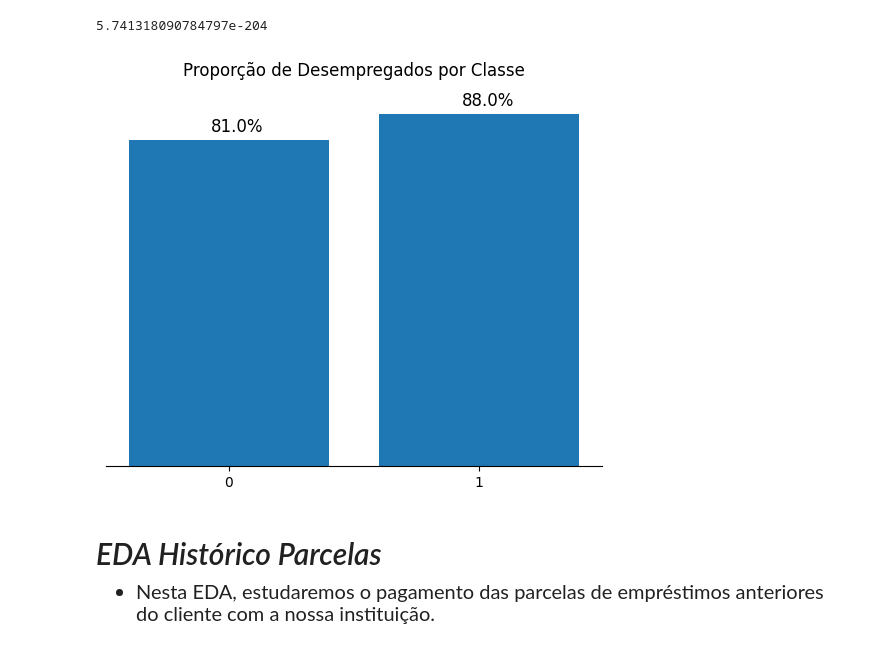
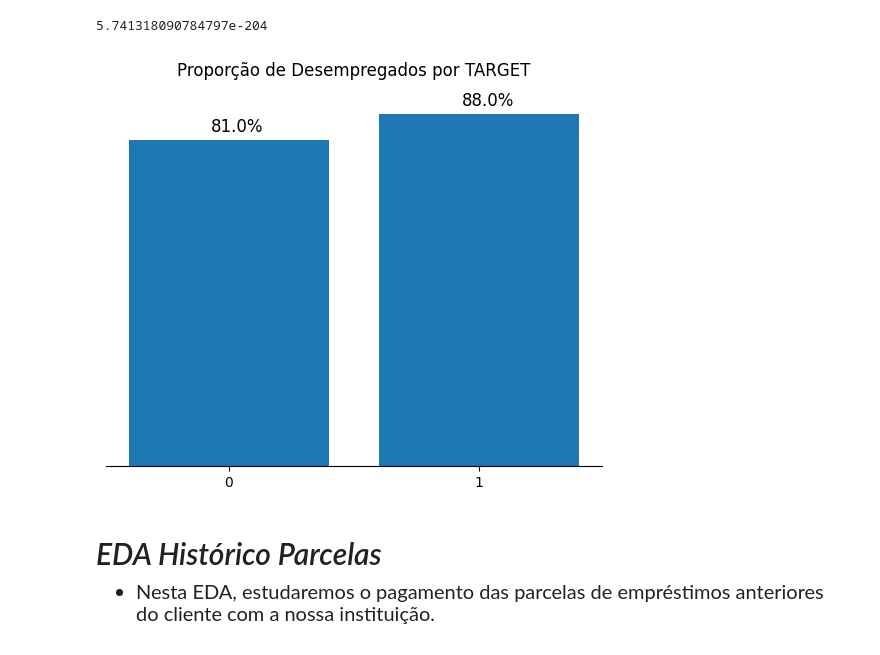
Before and after one commit to felipesveiga/home-loans, a Jupyter notebook: project/home-default.ipynb, the cells around one changed output. Cells and saved outputs as stored; diff of their text form; code cells hidden in the pictures.

```diff
--- a/project/home-default.ipynb
+++ b/project/home-default.ipynb
@@ -286,12 +286,12 @@ hypo_prop(gb_employed, 0, 'smaller', 'ratio')
 # %%
 # Vamos evidenciar a diferença com um gráfico.
 num_unemp_0, num_unemp_1= gb_employed.xs(0, level=1)  # Número de desempregados por TARGET.
 prop_unemp = [num_unemp_0/len(df_train_0), num_unemp_1 / len(df_train_1)]
 
 # Invocando `bar_plot` para gerarmos o gráfico.
-bar_prop([0,1], prop_unemp, 'Proporção de Desempregados por Classe')
+bar_prop([0,1], prop_unemp, 'Proporção de Desempregados por TARGET')
 # %% [output]
-[figure, old version]
+[figure, new version]
 # %% [markdown]
 <h3 style='font-size:30px;font-style:italic'> EDA Histórico Parcelas </h3>
 <div>
```
Also changed, not shown: parts of 7 cells of this notebook.
